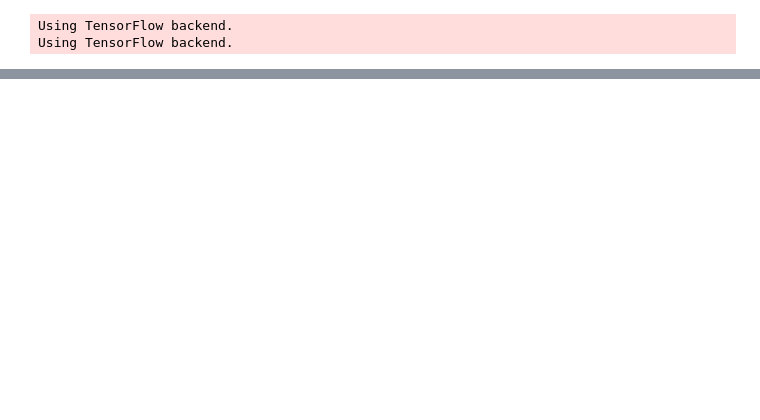
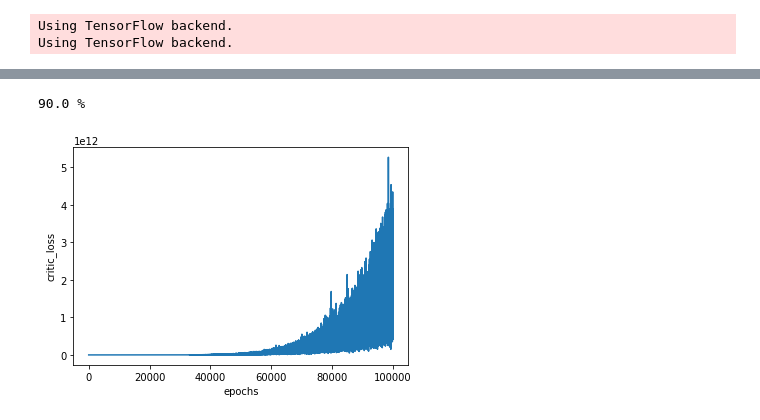
Before and after one commit to ibuki1024/eventDDPG, a Jupyter notebook: notebook/self_trigger/linear/3-dim.ipynb, the cells around one changed output, grey strips where cells are left out. Drawn from its saved outputs; the diff is of its cells as text; code cells hidden in the pictures; blank space fills up the shorter version.

```diff
--- a/notebook/self_trigger/linear/3-dim.ipynb
+++ b/notebook/self_trigger/linear/3-dim.ipynb
@@ -286,7 +290,7 @@ S3 = np.linspace(-7, 7, 10)
 S1, S2, S3 = np.meshgrid(S1, S2, S3)
 S1, S2, S3 = S1.flatten(), S2.flatten(), S3.flatten()
 
-nn = 5
+nn = 10
 for st in range(nn):
     for i, x in enumerate(zip(S1, S2, S3)):
         env.reset()
@@ -309,11 +313,13 @@ for st in range(nn):
         memory.append([state0, np.array([a_agent, tau]), reward, state1])
     print('\r' + f'{int(st)*100/nn} %', end='')
 memory = np.array(memory)
+# %% [output]
+90.0 %
 # %%
 # critic learning
 critic = critic_net((2,),(3,))[0]
 critic.compile(Adam(lr=0.001, clipnorm=1.), loss='mean_squared_error')
-epoch = 10000
+epoch = 100000
 batch_size = 64
 arr = np.array(range(memory.shape[0]))
 losses = []
@@ -322,30 +328,32 @@ for _ in range(epoch):
     mem = memory[np.random.choice(arr, batch_size, replace=False)]
     state0_batch = []
     action_batch = []
     reward_batch = []
     state1_batch = []
     for m in mem:
         state0_batch.append([m[0]])
         action_batch.append(m[1])
         reward_batch.append([m[2]])
         state1_batch.append([m[3]])
     state0_batch, action_batch, reward_batch, state1_batch = \
     np.array(state0_batch), np.array(action_batch), np.array(reward_batch), np.array(state1_batch)
 
     # TD error
     next_action = actor.predict_on_batch(state1_batch)
     state1_batch_with_action = [next_action, state1_batch]
     target = critic.predict_on_batch(state1_batch_with_action)
     discount = np.exp(- alpha * action_batch[:,1].reshape(batch_size, 1))
     r_second = np.multiply(discount, target)
     r = reward_batch + r_second
 
     # learn
     critic_input_batch = [action_batch, state0_batch]
     loss = critic.train_on_batch(critic_input_batch, r)
     losses.append(loss)
 
 plt.plot(losses)
 plt.xlabel('epochs')
 plt.ylabel('critic_loss')
 plt.show()
+# %% [output]
+[figure, added]
```
Also changed, not shown: parts of 4 cells of this notebook, 2 other files.
